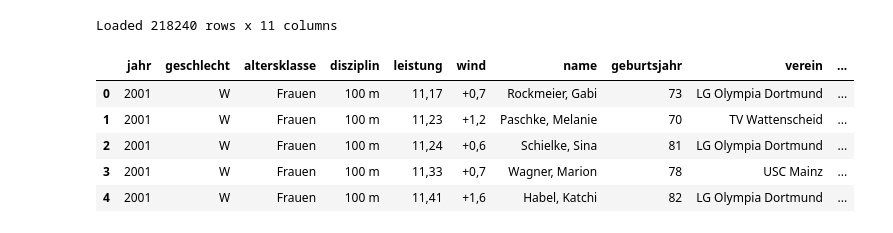
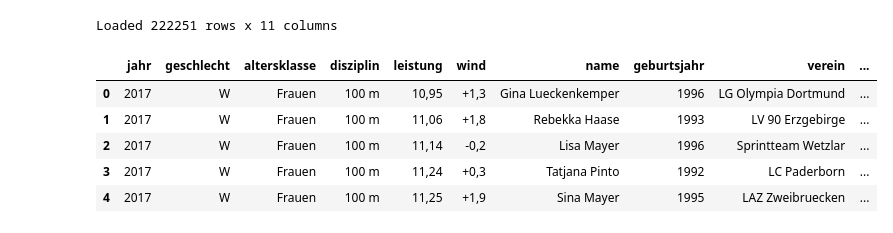
Before and after one commit to maxwernz/Data-Literacy, a Jupyter notebook: analysis_Mattis.ipynb, the cells around one changed output. Cells and saved outputs as stored; diff of their text form; code cells hidden in the pictures.

```diff
--- a/analysis_Mattis.ipynb
+++ b/analysis_Mattis.ipynb
@@ -1,27 +1,25 @@
 # %%
 from pathlib import Path
 import pandas as pd
 from IPython.display import display
 
-# Cell 0: load "list01-24_all.csv" into a DataFrame
+# Load DataFrame
 
-csv_path = Path("list01-24_all.csv")
-if not csv_path.exists():
-    raise FileNotFoundError(f"{csv_path} not found in current working directory: {Path.cwd()}")
+csv_path = Path("Data.csv")
 
-# Read CSV (adjust encoding/sep/parse_dates as needed)
+# Read CSV
 df = pd.read_csv(csv_path, encoding="utf-8", sep=";", dtype=str)
 
 # Try to convert numeric columns where appropriate
 df = df.apply(pd.to_numeric, errors="ignore")
 
 print(f"Loaded {len(df)} rows x {len(df.columns)} columns")
 df.head()
 # %% [output]
-Loaded 218240 rows x 11 columns
+Loaded 222251 rows x 11 columns
 |  | jahr | geschlecht | altersklasse | disziplin | leistung | wind | name | geburtsjahr | verein | ... |
-| 0 | 2001 | W | Frauen | 100 m | 11,17 | +0,7 | Rockmeier, Gabi | 73 | LG Olympia Dortmund | ... |
-| 1 | 2001 | W | Frauen | 100 m | 11,23 | +1,2 | Paschke, Melanie | 70 | TV Wattenscheid | ... |
-| 2 | 2001 | W | Frauen | 100 m | 11,24 | +0,6 | Schielke, Sina | 81 | LG Olympia Dortmund | ... |
-| 3 | 2001 | W | Frauen | 100 m | 11,33 | +0,7 | Wagner, Marion | 78 | USC Mainz | ... |
-| 4 | 2001 | W | Frauen | 100 m | 11,41 | +1,6 | Habel, Katchi | 82 | LG Olympia Dortmund | ... |
+| 0 | 2017 | W | Frauen | 100 m | 10,95 | +1,3 | Gina Lueckenkemper | 1996 | LG Olympia Dortmund | ... |
+| 1 | 2017 | W | Frauen | 100 m | 11,06 | +1,8 | Rebekka Haase | 1993 | LV 90 Erzgebirge | ... |
+| 2 | 2017 | W | Frauen | 100 m | 11,14 | -0,2 | Lisa Mayer | 1996 | Sprintteam Wetzlar | ... |
+| 3 | 2017 | W | Frauen | 100 m | 11,24 | +0,3 | Tatjana Pinto | 1992 | LC Paderborn | ... |
+| 4 | 2017 | W | Frauen | 100 m | 11,25 | +1,9 | Sina Mayer | 1995 | LAZ Zweibruecken | ... |
```
Also changed, not shown: parts of 20 cells of this notebook, 5 other files.
